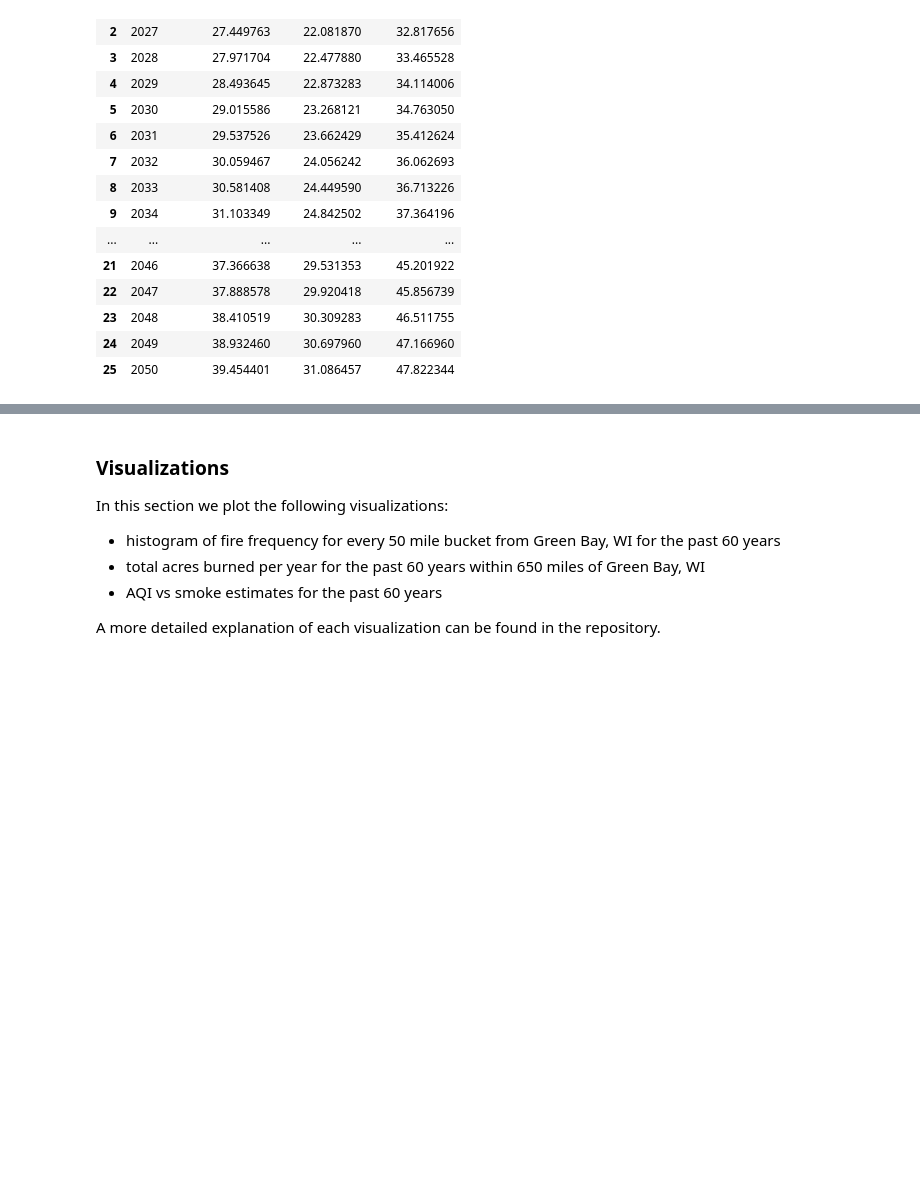
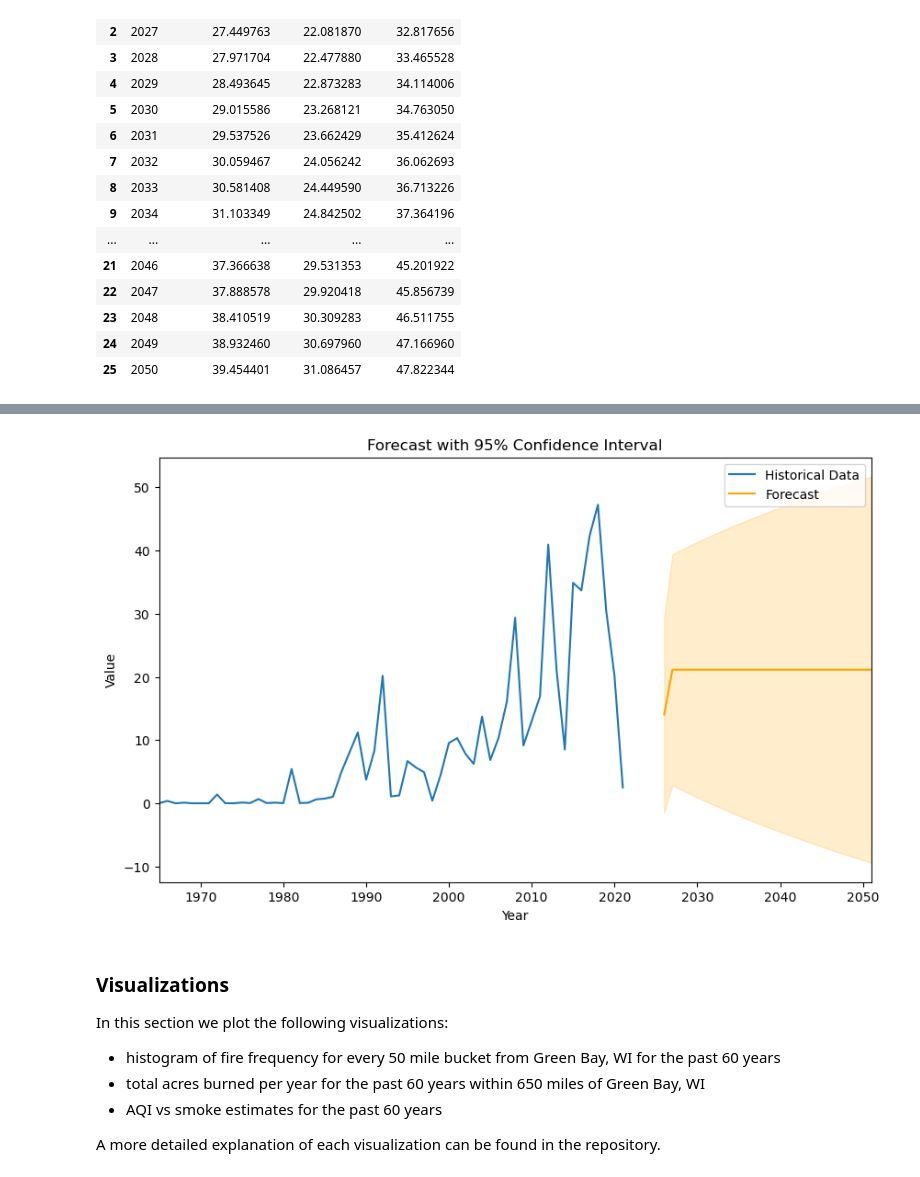
Before and after one commit to ezhang17/wildfire-analysis, a Jupyter notebook: common_analysis.ipynb, the cells around one changed output, grey strips where cells are left out. Drawn from its saved outputs; the diff is of its cells as text; code cells hidden in the pictures; blank space fills up the shorter version.

```diff
--- a/common_analysis.ipynb
+++ b/common_analysis.ipynb
@@ -1059,3 +1156,69 @@ We choose to use the model after adjusting for the outlier due to the improved R
+# %%
+# Number of years to forecast
+steps_ahead = 26
+
+# Generate forecast
+forecast = model_fit.get_forecast(steps=steps_ahead)
+
+# Extract forecast values and confidence intervals
+forecast_values = forecast.predicted_mean
+conf_int = forecast.conf_int()
+
+# Create a range of years from 2025 onwards
+forecast_years = pd.date_range(start='2025', periods=steps_ahead, freq='Y')
+
+# Assign the forecast values and confidence intervals to a DataFrame
+forecast_df = pd.DataFrame({
+    'Year': forecast_years.year,
+    'Forecast': forecast_values,
+    'Lower CI': conf_int.iloc[:, 0],
+    'Upper CI': conf_int.iloc[:, 1]
+}).set_index('Year')
+
+# Ensure both historical and forecasted data have the same frequency (yearly in this case)
+historical_index = pd.date_range(start='1964', end='2021', freq='Y')
+forecast_years = pd.date_range(start='2025', periods=26, freq='Y')
+
+# Now ensure both DataFrames are using the same frequency
+smoke_estimate_arima.index = historical_index
+forecast_df.index = forecast_years
+
+# Combine historical and forecasted data into one DataFrame
+combined_data = pd.concat([
+    smoke_estimate_arima['Smoke_Estimate'],  # Historical data
+    forecast_df['Forecast']  # Forecast data
+])
+
+# Combine index of historical and forecast periods
+combined_index = smoke_estimate_arima.index.append(forecast_df.index)
+
+# Plot the combined data
+plt.figure(figsize=(10, 6))
+
+# Plot historical data
+plt.plot(smoke_estimate_arima.index, smoke_estimate_arima['Smoke_Estimate'], label='Historical Data')
+
+# Plot forecasted values
+plt.plot(forecast_df.index, forecast_df['Forecast'], label='Forecast', color='orange')
+
+# Plot confidence intervals
+plt.fill_between(forecast_df.index, forecast_df['Lower CI'], forecast_df['Upper CI'], color='orange', alpha=0.2)
+
+# Set plot labels and title
+plt.title('Forecast with 95% Confidence Interval')
+plt.xlabel('Year')
+plt.ylabel('Value')
+
+# Adjust x-axis limits to ensure all data is visible
+plt.xlim([smoke_estimate_arima.index.min(), forecast_df.index.max()])
+
+# Show legend
+plt.legend()
+
+# Display the plot
+plt.show()
+# %% [output]
+[figure, added]
 # %% [markdown]
 ### Visualizations
 In this section we plot the following visualizations:
```
Also changed, not shown: parts of 9 cells of this notebook.
